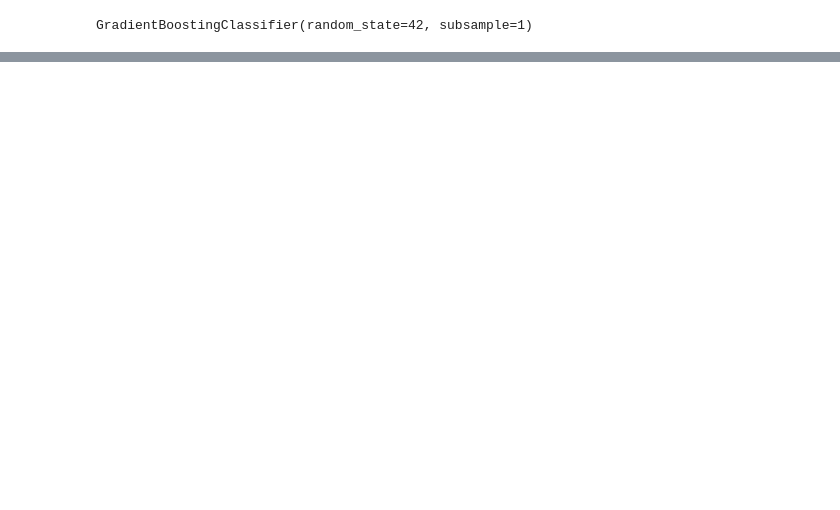
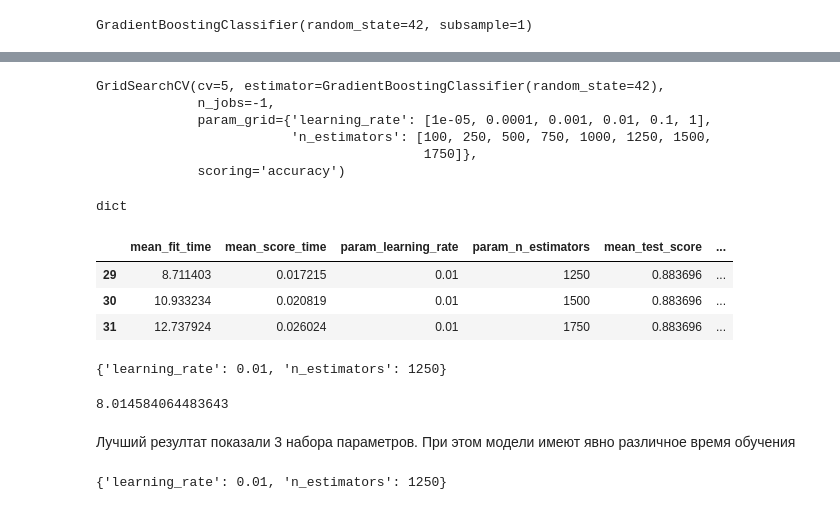
Before and after one commit to IvanRumyantsev/Skillfactory_DST_10, a Jupyter notebook: ML-6. Бустинг. Стекинг/ML-6.Boosting_Stacking.ipynb, the cells around one changed output, grey strips where cells are left out. Saved outputs shown, nothing was run; the diff lists cells and outputs as text; code cells hidden in the pictures; blank space fills up the shorter version.

Commit message:
Boosting UPD

```diff
--- a/ML-6. Бустинг. Стекинг/ML-6.Boosting_Stacking.ipynb
+++ b/ML-6. Бустинг. Стекинг/ML-6.Boosting_Stacking.ipynb
@@ -96,0 +165,59 @@ F-мера:  0.826
+# %%
+param_grid = {'learning_rate':[0.00001, 0.0001, 0.001, 0.01, 0.1, 1],
+              'n_estimators':[100, 250, 500, 750, 1000, 1250, 1500, 1750]}
+# %%
+clf = GradientBoostingClassifier(
+    random_state=42,
+    #learning_rate=0.1,
+    #n_estimators=100,
+    #max_depth=3,
+    #min_samples_split=2,
+    #min_samples_leaf=1,
+    #subsample=1,
+    #max_features=None
+    )
+# %%
+clf_GS = GridSearchCV(
+    estimator = clf,
+    param_grid = param_grid,
+    scoring = 'accuracy',
+    n_jobs=-1,
+    cv=5)
+clf_GS.fit(X_train, y_train)
+# %% [output]
+GridSearchCV(cv=5, estimator=GradientBoostingClassifier(random_state=42),
+             n_jobs=-1,
+             param_grid={'learning_rate': [1e-05, 0.0001, 0.001, 0.01, 0.1, 1],
+                         'n_estimators': [100, 250, 500, 750, 1000, 1250, 1500,
+                                          1750]},
+             scoring='accuracy')
+# %%
+type(clf_GS.cv_results_) # Это словарик, в котором все результаты тестирования
+# %% [output]
+dict
+# %%
+metrics_shown = ['mean_fit_time','mean_score_time','param_learning_rate', 'param_n_estimators', 'mean_test_score', 'std_test_score', 'rank_test_score']
+
+result_df = pd.DataFrame((clf_GS.cv_results_))
+result_df[result_df['mean_test_score'] == result_df['mean_test_score'].max()][metrics_shown]
+# %% [output]
+|  | mean_fit_time | mean_score_time | param_learning_rate | param_n_estimators | mean_test_score | ... |
+| 29 | 8.711403 | 0.017215 | 0.01 | 1250 | 0.883696 | ... |
+| 30 | 10.933234 | 0.020819 | 0.01 | 1500 | 0.883696 | ... |
+| 31 | 12.737924 | 0.026024 | 0.01 | 1750 | 0.883696 | ... |
+# %%
+clf_GS.best_params_
+# %% [output]
+{'learning_rate': 0.01, 'n_estimators': 1250}
+# %%
+clf_GS.refit_time_
+# %% [output]
+8.014584064483643
+# %% [markdown]
+Лучший резултат показали 3 набора параметров. При этом модели имеют явно различное время обучения
+# %%
+clf_GS.best_params_
+# как и следовало ожидать GridSearch CV сначала выбрал наборы параметров с лучшим (наименьшим) rank_test_score,
+# а затем с наилучшим (наименьшим) mean_score_time
+# %% [output]
+{'learning_rate': 0.01, 'n_estimators': 1250}
```
Also changed, not shown: parts of 25 cells of this notebook.
